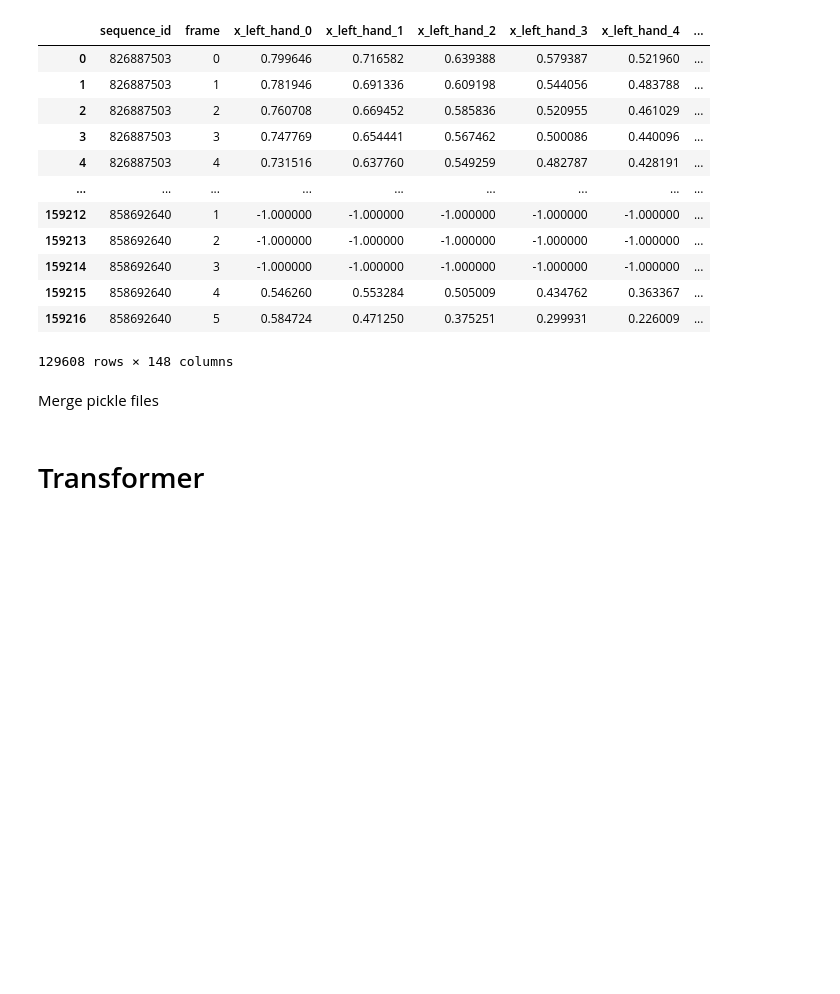
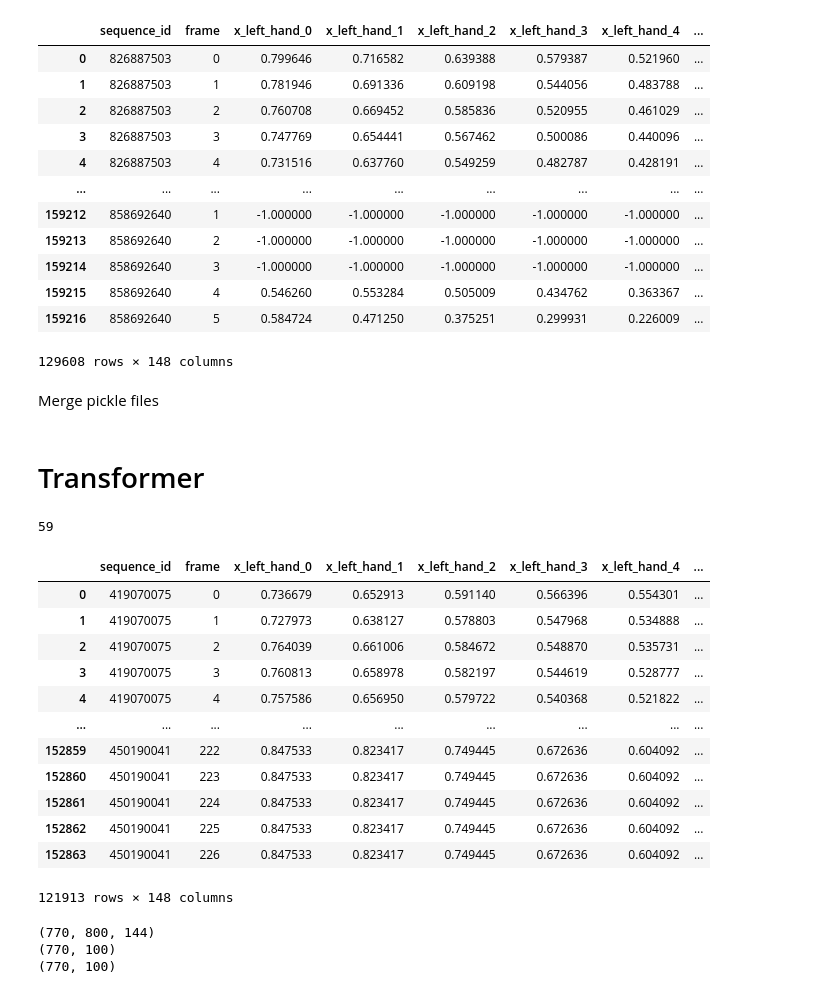
Before and after one commit to 4nn1k4/ASL-Fingerspelling-Translation, a Jupyter notebook: Data Inspection.ipynb, the cells around one changed output. Saved outputs shown, nothing was run; the diff lists cells and outputs as text; code cells hidden in the pictures; blank space fills up the shorter version.

```diff
--- a/Data Inspection.ipynb
+++ b/Data Inspection.ipynb
@@ -723,3 +723,11 @@ Merge pickle files
 #df = pd.concat([df1, df2], axis=0)
 # %% [markdown]
 # Transformer
+# %%
+import json
+
+with open ("./dataset complete/character_to_prediction_index.json", "r") as f:
+    characters = json.load(f)
+len(characters)
+# %% [output]
+59
@@ -725,0 +754,18 @@ Merge pickle files
+# %%
+import pandas as pd
+df_data = pd.read_pickle('./dataset complete/preprocessed_files/532011803.pkl')
+df_data
+# %% [output]
+|  | sequence_id | frame | x_left_hand_0 | x_left_hand_1 | x_left_hand_2 | x_left_hand_3 | x_left_hand_4 | ... |
+| 0 | 419070075 | 0 | 0.736679 | 0.652913 | 0.591140 | 0.566396 | 0.554301 | ... |
+| 1 | 419070075 | 1 | 0.727973 | 0.638127 | 0.578803 | 0.547968 | 0.534888 | ... |
+| 2 | 419070075 | 2 | 0.764039 | 0.661006 | 0.584672 | 0.548870 | 0.535731 | ... |
+| 3 | 419070075 | 3 | 0.760813 | 0.658978 | 0.582197 | 0.544619 | 0.528777 | ... |
+| 4 | 419070075 | 4 | 0.757586 | 0.656950 | 0.579722 | 0.540368 | 0.521822 | ... |
+| ... | ... | ... | ... | ... | ... | ... | ... | ... |
+| 152859 | 450190041 | 222 | 0.847533 | 0.823417 | 0.749445 | 0.672636 | 0.604092 | ... |
+| 152860 | 450190041 | 223 | 0.847533 | 0.823417 | 0.749445 | 0.672636 | 0.604092 | ... |
+| 152861 | 450190041 | 224 | 0.847533 | 0.823417 | 0.749445 | 0.672636 | 0.604092 | ... |
+| 152862 | 450190041 | 225 | 0.847533 | 0.823417 | 0.749445 | 0.672636 | 0.604092 | ... |
+| 152863 | 450190041 | 226 | 0.847533 | 0.823417 | 0.749445 | 0.672636 | 0.604092 | ... |
+121913 rows × 148 columns
@@ -725,0 +776,41 @@ Merge pickle files
+# %%
+from copy import deepcopy
+import numpy as np
+
+phrases = df_data.sequence_id.unique()
+columns = ['sequence_id', 'frame', 'participant_id', 'phrase']
+targets = []
+inputs = []
+contexts = []
+for i in phrases:
+    phrase_table = df_data[df_data['sequence_id'] == i]
+    phrase = phrase_table.iloc[0].phrase
+    if len(phrase) > MAX_PHRASE_LENGTH:
+        print('Houston we have a problem!')
+    while len(phrase) < MAX_PHRASE_LENGTH:
+        phrase.append(59)
+    context = deepcopy(phrase)
+    context.insert(0, 60)
+    contexts.append(context[:-1])
+    targets.append(phrase)
+
+    phrase_table = phrase_table.drop(columns, axis=1)
+    phrase_table = phrase_table.to_numpy(copy=True)
+
+    if phrase_table.shape[0] > MAX_SIGN_LENGTH:
+        print('Houuuuuussssteeeeeen!')
+
+    phrase_table = np.pad(phrase_table, [(0, MAX_SIGN_LENGTH-phrase_table.shape[0]), (0,0)], 'constant', constant_values=(-1, -1))
+
+    inputs.append(phrase_table)
+
+inputs = np.stack(inputs)
+contexts = np.array(contexts)
+targets = np.array(targets)
+print(inputs.shape)
+print(targets.shape)
+print(contexts.shape)
+# %% [output]
+(770, 800, 144)
+(770, 100)
+(770, 100)
```
Also changed, not shown: parts of 3 cells of this notebook, 1 other file.
